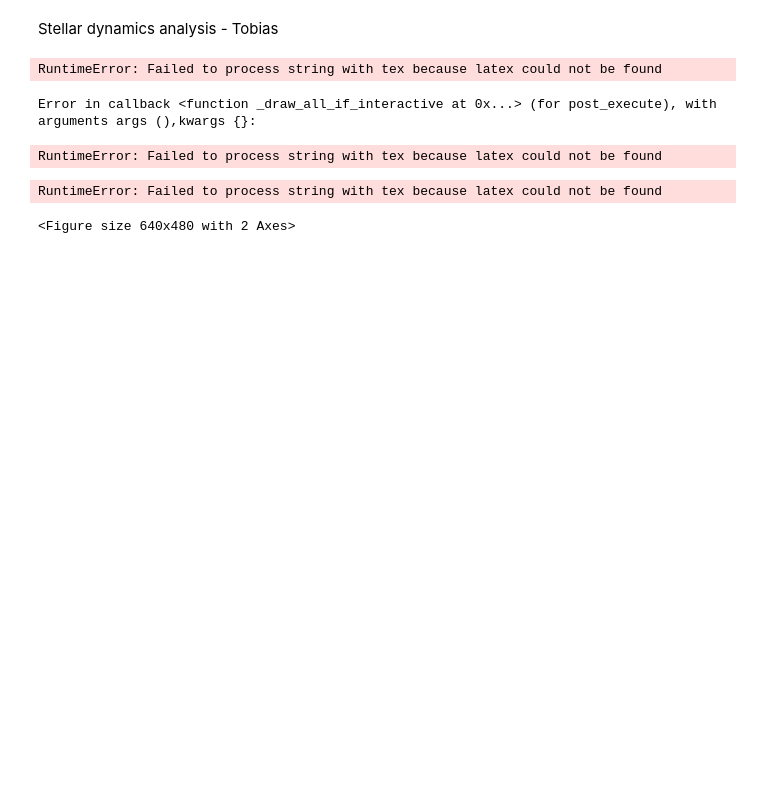
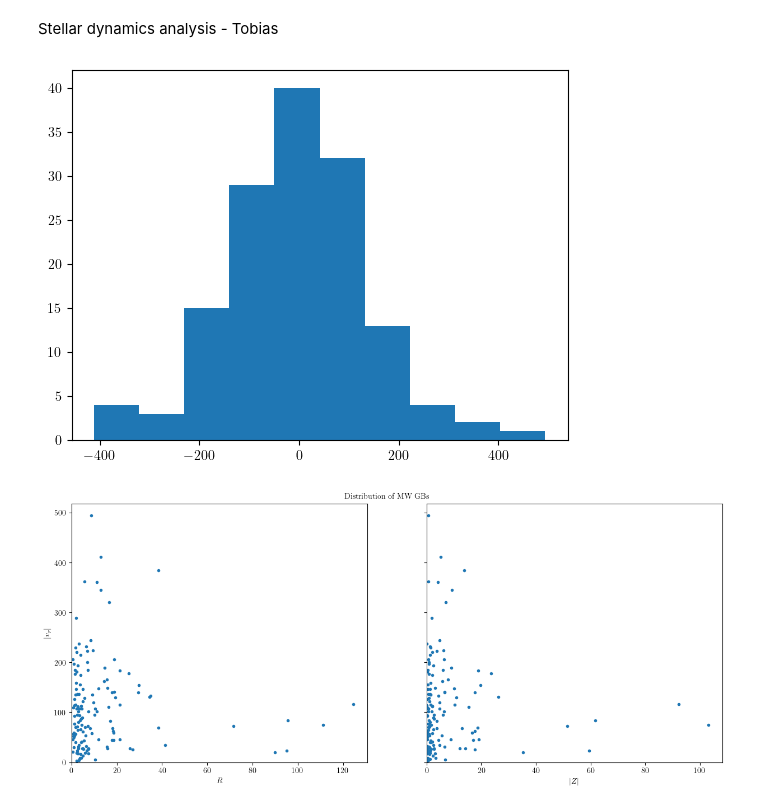
Before and after one commit to eddikebrygger/PHYS3116---Project, a Jupyter notebook: Main_file.ipynb, the cells around one changed output. Drawn from its saved outputs; the diff is of its cells as text; code cells hidden in the pictures; blank space fills up the shorter version.

```diff
--- a/Main_file.ipynb
+++ b/Main_file.ipynb
@@ -101,20 +96,22 @@ mask = mtlc > -0.8
+# %%
+plt.figure()
+plt.hist(v_r)
+plt.show()
+# %% [output]
+[figure, added]
 # %%
-plt.figure()
-plt.scatter(BmV,M_V,15,mtlc,cmap='magma',vmin=mtlc.min(),vmax=mtlc.max())
-plt.colorbar(label =r'$[\mathrm{Fe/H}]$')
-plt.xlabel(r'$B-V$')
-plt.ylabel(r'$M$')
-plt.legend()
-plt.grid()
-# plt.gca().invert_xaxis()
-plt.gca().invert_yaxis()
-plt.tight_layout()
-plt.xlim()
-plt.title(r'Distribution of globular clusters (as seen from the sun)')
+fig, (ax1,ax2)= plt.subplots(1,2,sharey=True, figsize=(15,6))
+plt.figtext(0.5,0.9,'Distribution of MW GBs',ha='center',va='center')
+plt.figaspect(25)
+ax1.plot(R_gc,abs(v_r),'.')
+ax2.plot(abs(Z),abs(v_r),'.')
+ax1.set_ylabel(r'$|v_r|$')
+ax1.set_xlabel(r'$R$')
+ax2.set_xlabel(r'$|Z|$')
+ax1.set_xlim(0)
+ax2.set_xlim(0)
+ax1.set_ylim(0)
+ax2.set_ylim(0)
 plt.show()
 # %% [output]
-RuntimeError: Failed to process string with tex because latex could not be found
-Error in callback <function _draw_all_if_interactive at 0x...> (for post_execute), with arguments args (),kwargs {}:
-RuntimeError: Failed to process string with tex because latex could not be found
-RuntimeError: Failed to process string with tex because latex could not be found
-<Figure size 640x480 with 2 Axes>
+[figure, added]
```
Also changed, not shown: parts of 14 cells of this notebook.
